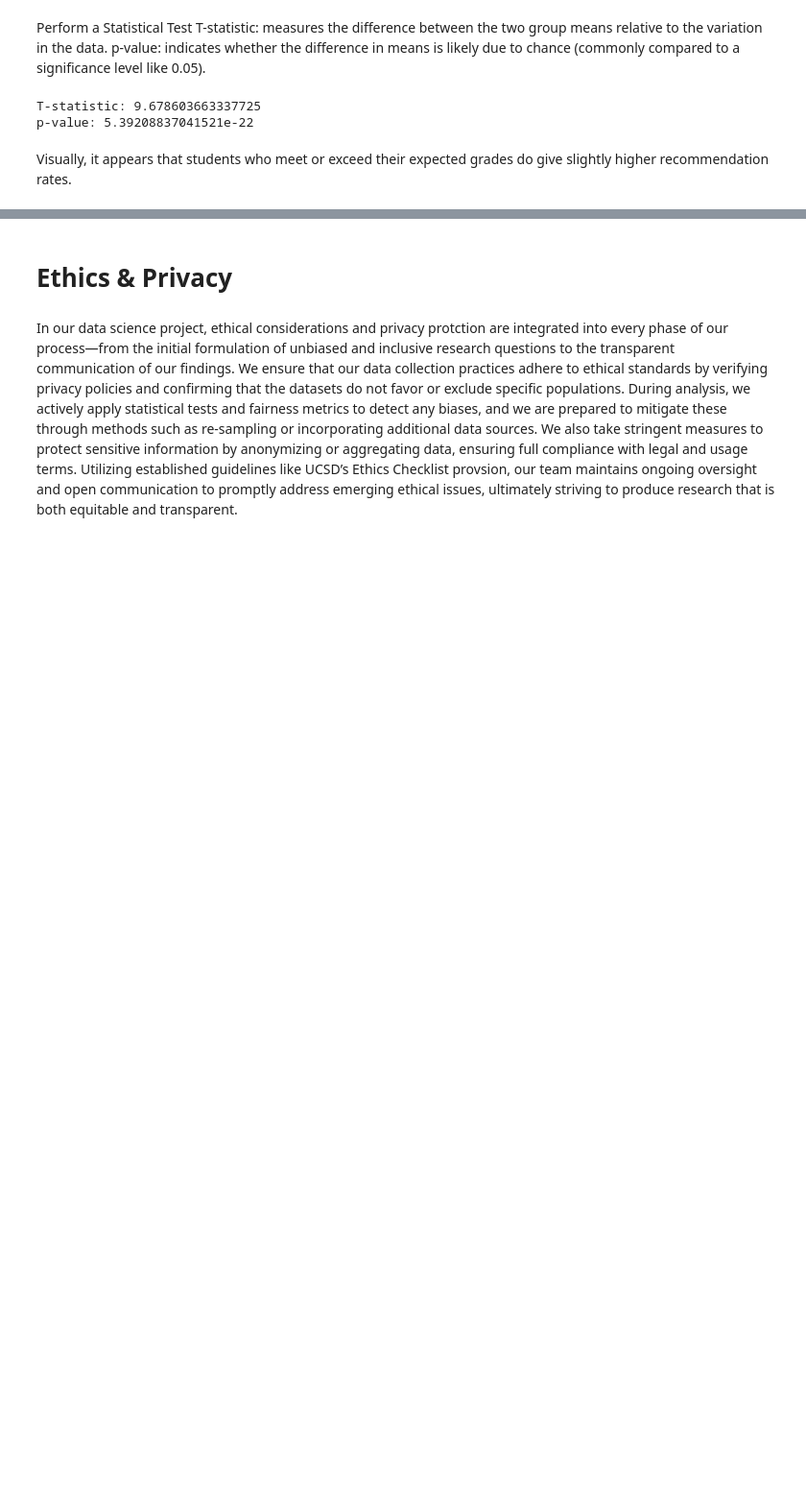
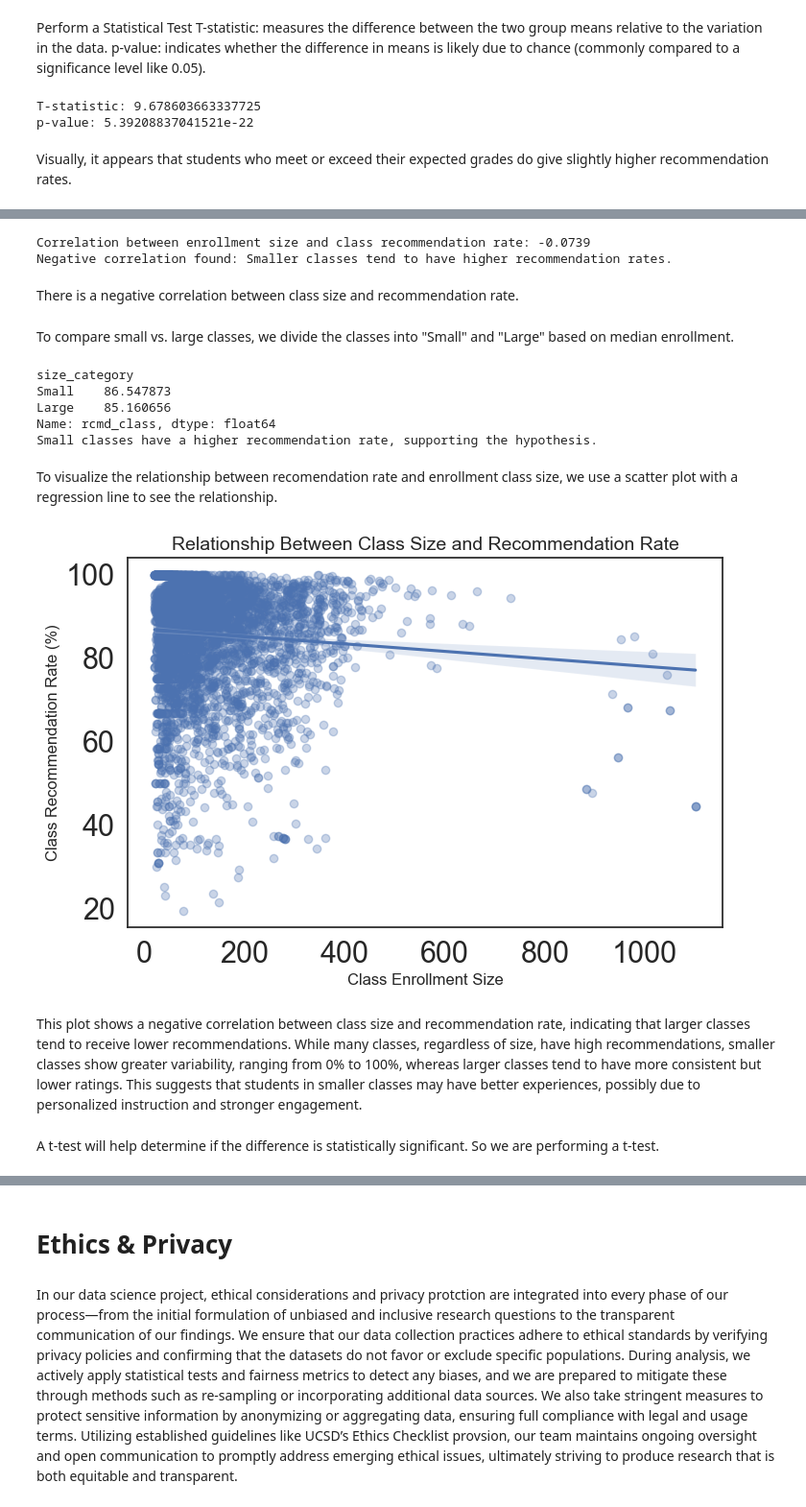
Before and after one commit to EllaW9/ucsd-stem-course-sentiment-study, a Jupyter notebook: EDACheckpoint_Group047_WI25.ipynb, the cells around one changed output, grey strips where cells are left out. Shown at 96% size. Drawn from its saved outputs; the diff is of its cells as text; code cells hidden in the pictures; blank space fills up the shorter version.

```diff
--- a/EDACheckpoint_Group047_WI25.ipynb
+++ b/EDACheckpoint_Group047_WI25.ipynb
@@ -264,0 +310,21 @@ plt.show()
+# %%
+# Find the maximum enrollment sizes
+max_enroll = cleaned_df_stem["enroll"].max()
+
+# Retrieve the rows corresponding to the maximum enrollment sizes
+max_enroll_row = cleaned_df_stem[cleaned_df_stem["enroll"] == max_enroll]
+
+# Print the results
+print(f"\nMaximum Enrollment Size: {max_enroll}")
+print("Row with Maximum Enrollment Size:")
+print(max_enroll_row)
+
+# Define enrollment size categories using quartile-based binning
+cleaned_df_stem["size_category"] = pd.qcut(cleaned_df_stem["enroll"], q=2, labels=["Small", "Large"])
+
+# Determine the range for large class sizes
+large_class_range = (cleaned_df_stem[cleaned_df_stem["size_category"] == "Large"]["enroll"].min(),
+                     cleaned_df_stem[cleaned_df_stem["size_category"] == "Large"]["enroll"].max())
+
+# Print the defined ranges
+print(f"Large Class Size Range: {large_class_range}")
@@ -264,0 +355,56 @@ plt.show()
+# %%
+# Compute correlation between enrollment size and recommendation rate
+correlation = cleaned_df_stem["enroll"].corr(cleaned_df_stem["rcmd_class"])
+print(f"Correlation between enrollment size and class recommendation rate: {correlation:.4f}")
+
+# Interpretation
+if correlation < 0:
+    print("Negative correlation found: Smaller classes tend to have higher recommendation rates.")
+elif correlation > 0:
+    print("Positive correlation found: Larger classes tend to have higher recommendation rates.")
+else:
+    print("No significant correlation found.")
+# %% [output]
+Correlation between enrollment size and class recommendation rate: -0.0739
+Negative correlation found: Smaller classes tend to have higher recommendation rates.
+# %% [markdown]
+There is a negative correlation between class size and recommendation rate.
+# %% [markdown]
+To compare small vs. large classes, we divide the classes into "Small" and "Large" based on median enrollment.
+# %%
+# Define enrollment size categories based on median split
+cleaned_df_stem["size_category"] = pd.qcut(cleaned_df_stem["enroll"], q=2, labels=["Small", "Large"])
+
+# Compute average recommendation rates for each category
+avg_rcmd = cleaned_df_stem.groupby("size_category")["rcmd_class"].mean()
+print(avg_rcmd)
+
+# Interpretation
+if avg_rcmd["Small"] > avg_rcmd["Large"]:
+    print("Small classes have a higher recommendation rate, supporting the hypothesis.")
+else:
+    print("Large classes have a higher or similar recommendation rate.")
+# %% [output]
+size_category
+Small    86.547873
+Large    85.160656
+Name: rcmd_class, dtype: float64
+Small classes have a higher recommendation rate, supporting the hypothesis.
+# %% [markdown]
+To visualize the relationship between recomendation rate and enrollment class size, we use a scatter plot with a regression line to see the relationship.
+# %%
+
+
+# Scatter plot with regression line
+plt.figure(figsize=(8, 5))
+sns.regplot(x="enroll", y="rcmd_class", data=cleaned_df_stem, scatter_kws={"alpha": 0.3})
+plt.xlabel("Class Enrollment Size", fontsize=12)
+plt.ylabel("Class Recommendation Rate (%)", fontsize=12)
+plt.title("Relationship Between Class Size and Recommendation Rate", fontsize=14)
+plt.show()
+# %% [output]
+[figure, added]
+# %% [markdown]
+This plot shows a negative correlation between class size and recommendation rate, indicating that larger classes tend to receive lower recommendations. While many classes, regardless of size, have high recommendations, smaller classes show greater variability, ranging from 0% to 100%, whereas larger classes tend to have more consistent but lower ratings. This suggests that students in smaller classes may have better experiences, possibly due to personalized instruction and stronger engagement.
+# %% [markdown]
+A t-test will help determine if the difference is statistically significant. So we are performing a t-test.
```
Also changed, not shown: parts of 12 cells of this notebook.
